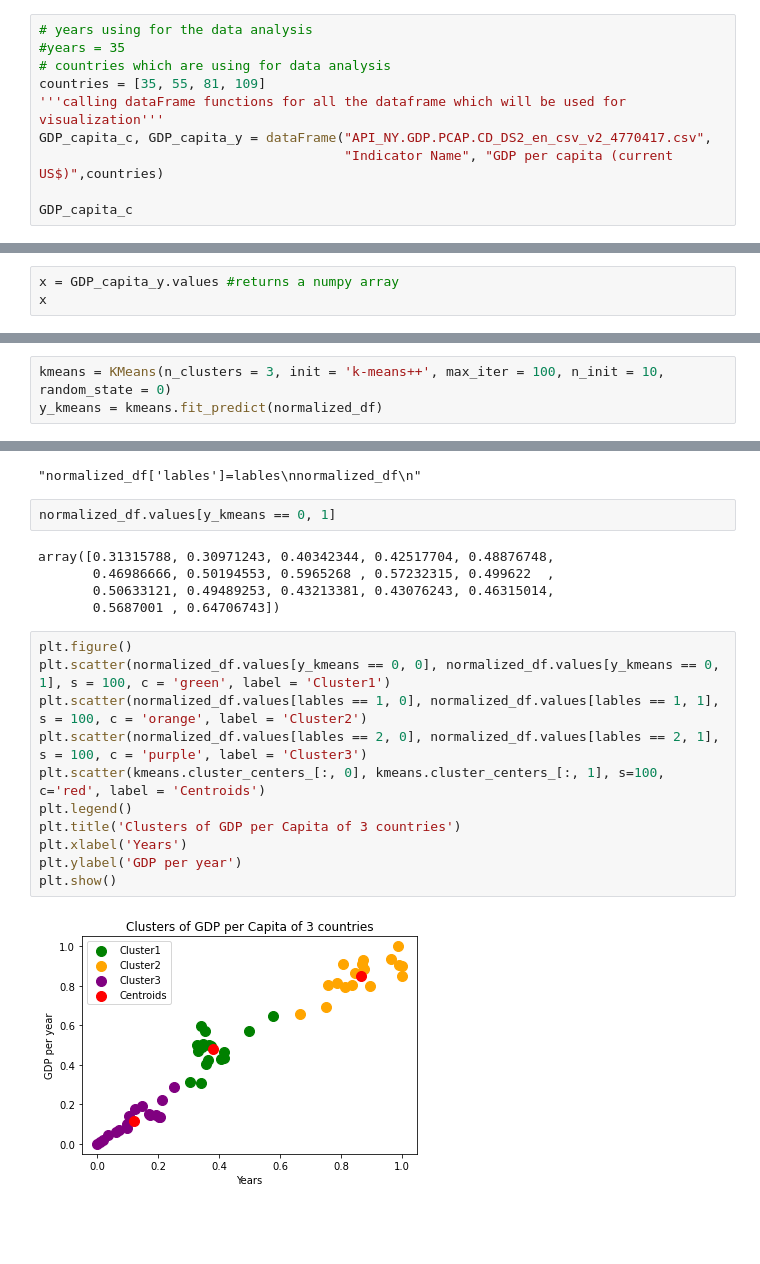
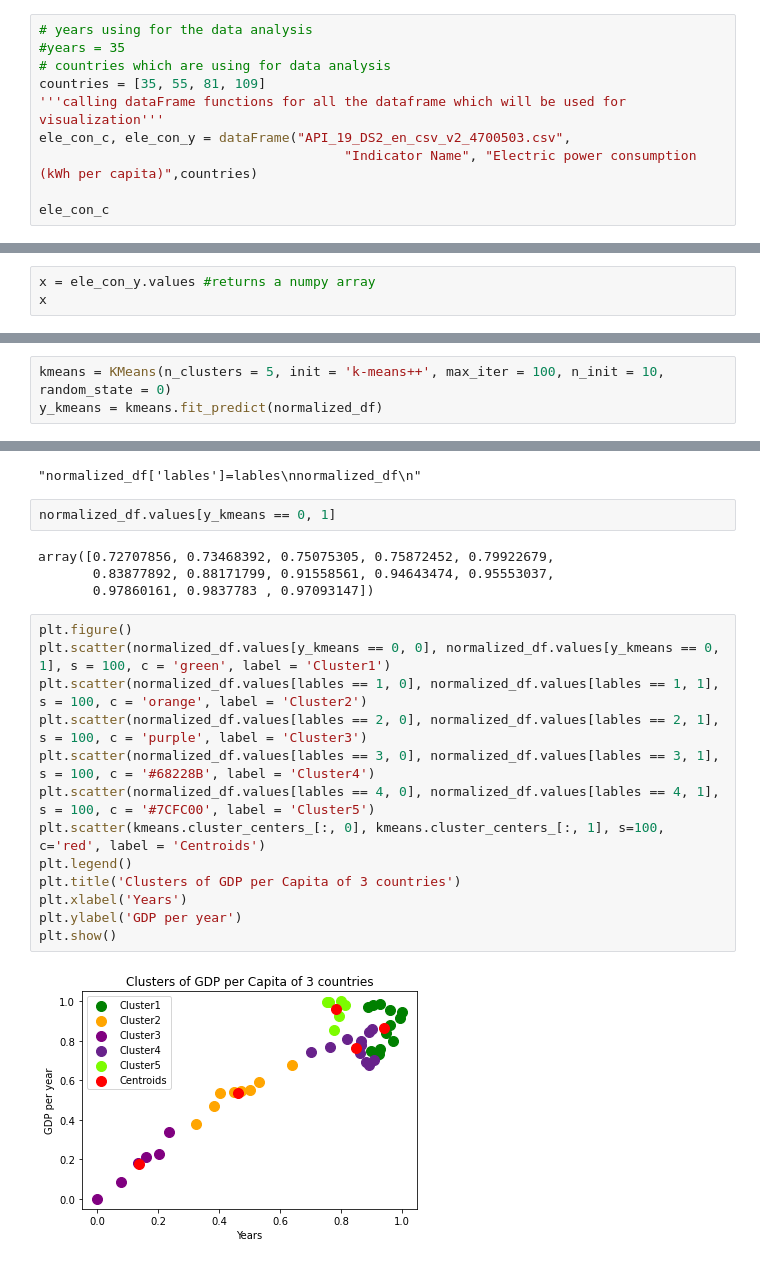
Before and after one commit to puneethegde72/Cluster-and-Fitting, a Jupyter notebook: Cluster and Fitting .ipynb, the cells around one changed output, grey strips where cells are left out. Cells and saved outputs as stored; diff of their text form; blank space fills up the shorter version.

```diff
--- a/Cluster and Fitting .ipynb
+++ b/Cluster and Fitting .ipynb
@@ -37,8 +37,8 @@ def dataFrame(file_name, col, value1,countries):
 # countries which are using for data analysis
 countries = [35, 55, 81, 109]
 '''calling dataFrame functions for all the dataframe which will be used for visualization'''
-GDP_capita_c, GDP_capita_y = dataFrame("API_NY.GDP.PCAP.CD_DS2_en_csv_v2_4770417.csv",
-                                       "Indicator Name", "GDP per capita (current US$)",countries)
+ele_con_c, ele_con_y = dataFrame("API_19_DS2_en_csv_v2_4700503.csv",
+                                       "Indicator Name", "Electric power consumption (kWh per capita)",countries)
 
-GDP_capita_c
+ele_con_c
 # %% [output]
@@ -72,4 +72,4 @@ GDP_capita_y
 # %%
-x = GDP_capita_y.values #returns a numpy array
+x = ele_con_y.values #returns a numpy array
 x
 # %% [output]
@@ -165,5 +165,5 @@ plt.show()
 # %%
-kmeans = KMeans(n_clusters = 3, init = 'k-means++', max_iter = 100, n_init = 10, random_state = 0)
+kmeans = KMeans(n_clusters = 5, init = 'k-means++', max_iter = 100, n_init = 10, random_state = 0)
 y_kmeans = kmeans.fit_predict(normalized_df)
 # %%
 y_kmeans
@@ -189,20 +190,21 @@ normalized_df
 # %%
 normalized_df.values[y_kmeans == 0, 1]
 # %% [output]
-array([0.31315788, 0.30971243, 0.40342344, 0.42517704, 0.48876748,
-       0.46986666, 0.50194553, 0.5965268 , 0.57232315, 0.499622  ,
-       0.50633121, 0.49489253, 0.43213381, 0.43076243, 0.46315014,
-       0.5687001 , 0.64706743])
+array([0.72707856, 0.73468392, 0.75075305, 0.75872452, 0.79922679,
+       0.83877892, 0.88171799, 0.91558561, 0.94643474, 0.95553037,
+       0.97860161, 0.9837783 , 0.97093147])
 # %%
 plt.figure()
 plt.scatter(normalized_df.values[y_kmeans == 0, 0], normalized_df.values[y_kmeans == 0, 1], s = 100, c = 'green', label = 'Cluster1')
 plt.scatter(normalized_df.values[lables == 1, 0], normalized_df.values[lables == 1, 1], s = 100, c = 'orange', label = 'Cluster2')
 plt.scatter(normalized_df.values[lables == 2, 0], normalized_df.values[lables == 2, 1], s = 100, c = 'purple', label = 'Cluster3')
+plt.scatter(normalized_df.values[lables == 3, 0], normalized_df.values[lables == 3, 1], s = 100, c = '#68228B', label = 'Cluster4')
+plt.scatter(normalized_df.values[lables == 4, 0], normalized_df.values[lables == 4, 1], s = 100, c = '#7CFC00', label = 'Cluster5')
 plt.scatter(kmeans.cluster_centers_[:, 0], kmeans.cluster_centers_[:, 1], s=100, c='red', label = 'Centroids')
 plt.legend()
 plt.title('Clusters of GDP per Capita of 3 countries')
 plt.xlabel('Years')
 plt.ylabel('GDP per year')
 plt.show()
 # %% [output]
-[figure, old version]
+[figure, new version]
```
Also changed, not shown: parts of 22 cells of this notebook.
